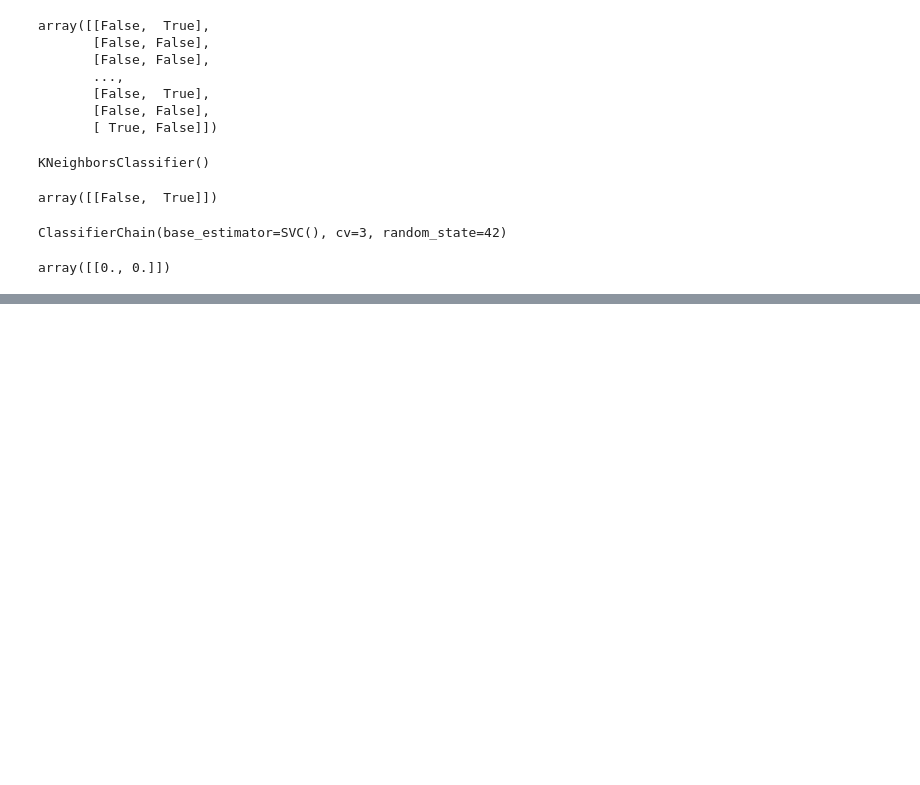
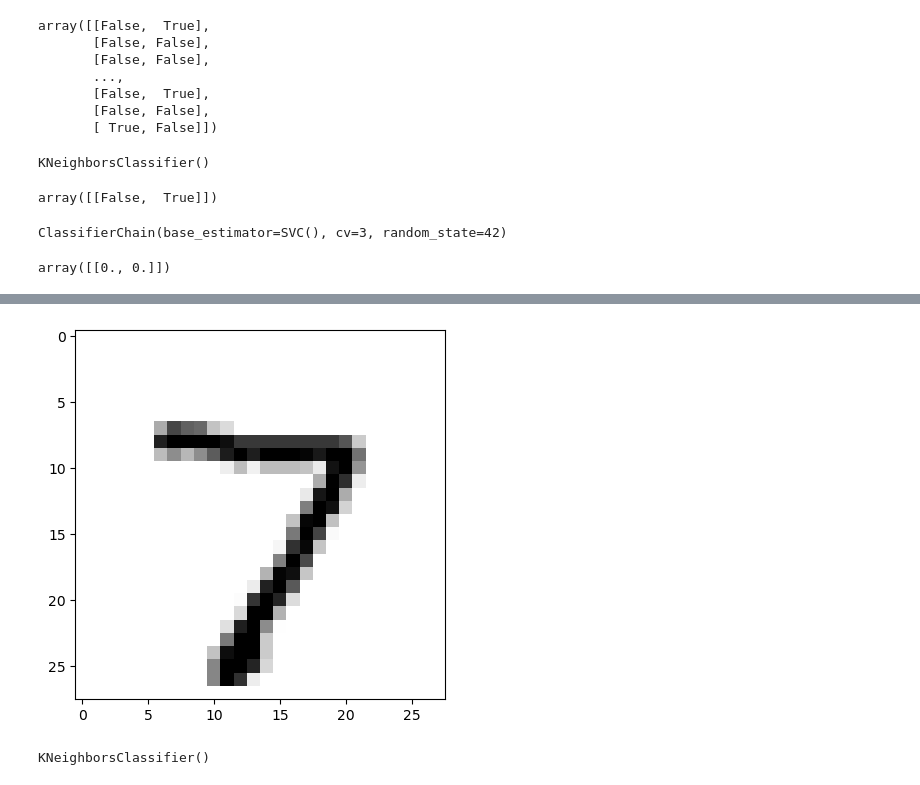
Before and after one commit to Parmida79/baldr, a Jupyter notebook: baldr/homl_chapter_3.ipynb, the cells around one changed output, grey strips where cells are left out. Saved outputs shown, nothing was run; the diff lists cells and outputs as text; code cells hidden in the pictures; blank space fills up the shorter version.

```diff
--- a/baldr/homl_chapter_3.ipynb
+++ b/baldr/homl_chapter_3.ipynb
@@ -514,0 +534,9 @@ array([[0., 0.]])
+# %%
+# plot_digit(X_train[0])
+plot_digit(X_test[0])
+# %% [output]
+[figure, added]
+# %%
+knn_clf.fit(X_train_mod, y_train_mod)
+# %% [output]
+KNeighborsClassifier()
```
Also changed, not shown: parts of 4 cells of this notebook.
